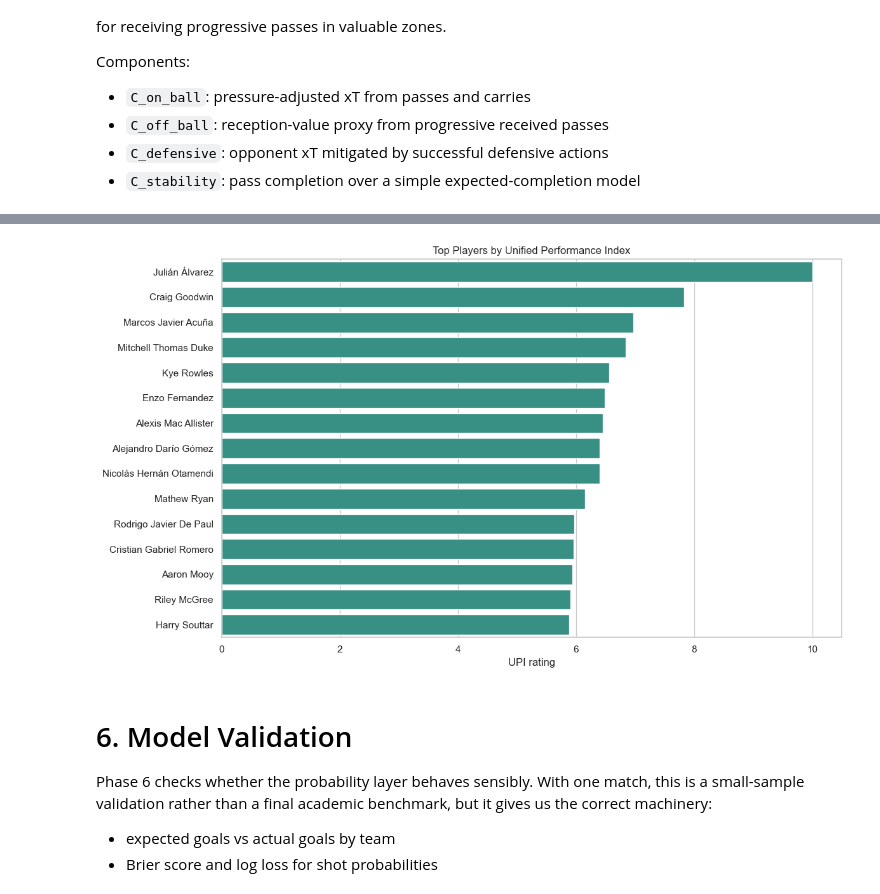
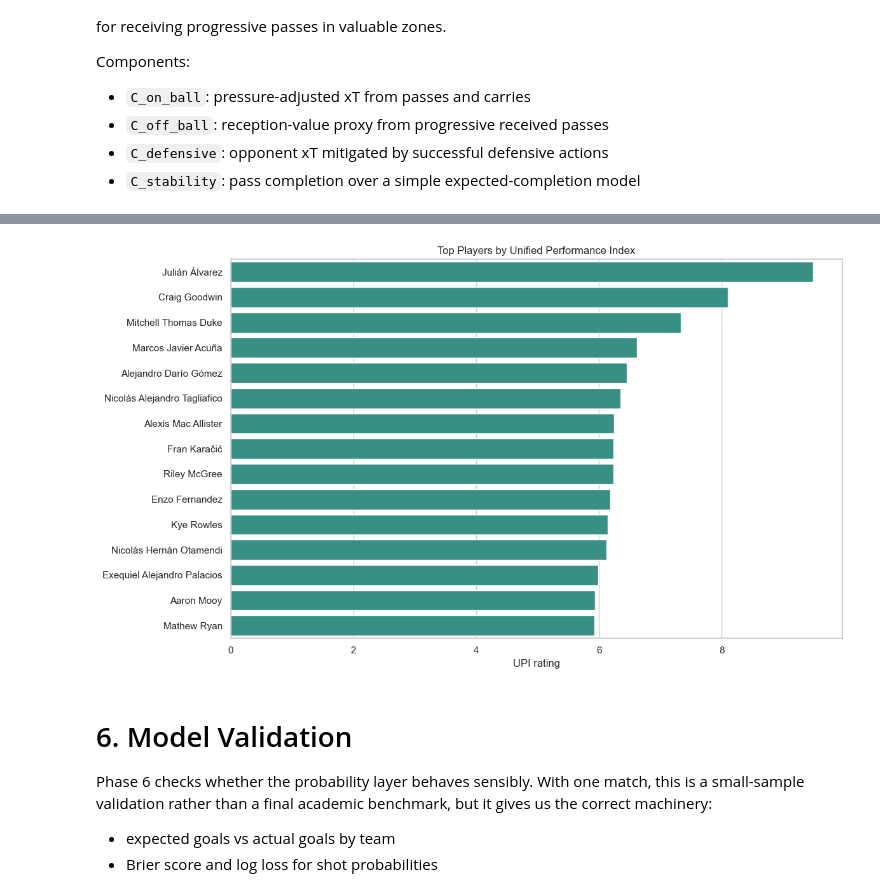
Before and after one commit to SSS-R/UPI, a Jupyter notebook: UPI_Final_Report.ipynb, the cells around one changed output, grey strips where cells are left out. Drawn from its saved outputs; the diff is of its cells as text; code cells hidden in the pictures.

```diff
--- a/UPI_Final_Report.ipynb
+++ b/UPI_Final_Report.ipynb
@@ -279,6 +279,8 @@ pitch.scatter(teammates_x, teammates_y, ax=axes[1], s=130, color="#1f77b4", edge
 pitch.scatter(opponents_x, opponents_y, ax=axes[1], s=130, color="#d62728", edgecolors="black", label="Opponents")
 if is_location(start):
     pitch.scatter([start[0]], [start[1]], ax=axes[1], s=180, color="#ffbf00", edgecolors="black", label="Ball carrier")
+    pressure_circle = plt.Circle((start[0], start[1]), 8.0, color="#e63946", fill=False, linestyle="--", linewidth=2, alpha=0.9)
+    axes[1].add_patch(pressure_circle)
 if is_location(start) and is_location(end):
     pitch.arrows(start[0], start[1], end[0], end[1], ax=axes[1], color="#111111", width=2, headwidth=6)
 
@@ -713,17 +715,49 @@ stability["C_stability"] = (
     stability["actual_completion"] - stability["expected_completion"]
 ) * np.log1p(stability["pass_count"])
 
+match_duration = float(events_df["minute"].max() + 1)
+minute_rows = []
+for _, row in events_df[events_df["type"] == "Starting XI"].iterrows():
+    tactics = row.get("tactics")
+    if isinstance(tactics, dict):
+        for player_info in tactics.get("lineup", []):
+            player_name = player_info.get("player", {}).get("name")
+            if player_name:
+                minute_rows.append({"player": player_name, "start_minute": 0.0, "end_minute": match_duration})
+
+for _, row in events_df[events_df["type"] == "Substitution"].iterrows():
+    team = row.get("team")
+    sub_minute = float(row.get("minute", 0))
+    player_off = row.get("player")
+    player_on = row.get("substitution_replacement")
+    for item in minute_rows:
+        if item["player"] == player_off:
+            item["end_minute"] = min(item["end_minute"], sub_minute)
+    if pd.notna(player_on):
+        minute_rows.append({"player": player_on, "start_minute": sub_minute, "end_minute": match_duration})
+
+minutes_played = pd.DataFrame(minute_rows)
+if minutes_played.empty:
+    minutes_played = pd.DataFrame({"player": upi["player"], "minutes_played": match_duration})
+else:
+    minutes_played["minutes_played"] = (minutes_played["end_minute"] - minutes_played["start_minute"]).clip(lower=1)
+    minutes_played = minutes_played.groupby("player", as_index=False)["minutes_played"].sum()
+
 upi = on_ball.merge(off_ball, on="player", how="outer")
 upi = upi.merge(defensive, on="player", how="outer")
 upi = upi.merge(stability[["player", "C_stability", "pass_count"]], on="player", how="outer")
+upi = upi.merge(minutes_played, on="player", how="left")
 for col in ["C_on_ball", "C_off_ball", "C_defensive", "C_stability", "pass_count"]:
     upi[col] = upi[col].fillna(0.0)
+upi["minutes_played"] = upi["minutes_played"].fillna(match_duration).clip(lower=1)
+for col in ["C_on_ball", "C_off_ball", "C_defensive", "C_stability"]:
+    upi[f"{col}_per90"] = upi[col] * 90 / upi["minutes_played"]
 
 upi["UPI_raw"] = (
-    0.45 * robust_zscore(upi["C_on_ball"])
-    + 0.20 * robust_zscore(upi["C_off_ball"])
-    + 0.20 * robust_zscore(upi["C_defensive"])
-    + 0.15 * robust_zscore(upi["C_stability"])
+    0.45 * robust_zscore(upi["C_on_ball_per90"])
+    + 0.20 * robust_zscore(upi["C_off_ball_per90"])
+    + 0.20 * robust_zscore(upi["C_defensive_per90"])
+    + 0.15 * robust_zscore(upi["C_stability_per90"])
 )
 upi["UPI_rating"] = 6.0 + robust_zscore(upi["UPI_raw"])
 upi["UPI_rating"] = upi["UPI_rating"].clip(0, 10)
@@ -758,4 +792,4 @@ plt.show()
-[figure, old version]
+[figure, new version]
 # %% [markdown]
 # 6. Model Validation
 
```
Also changed, not shown: parts of 4 cells of this notebook, 1 other file.
